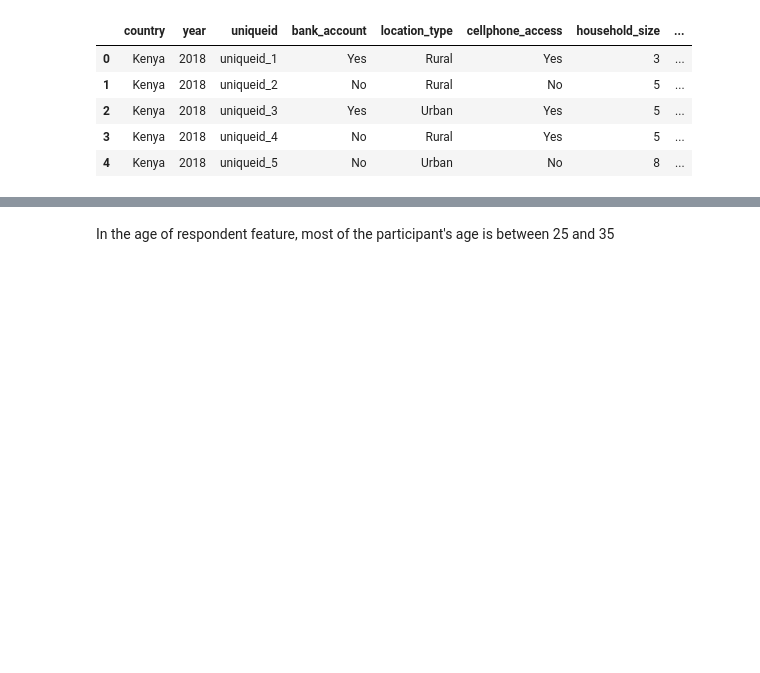
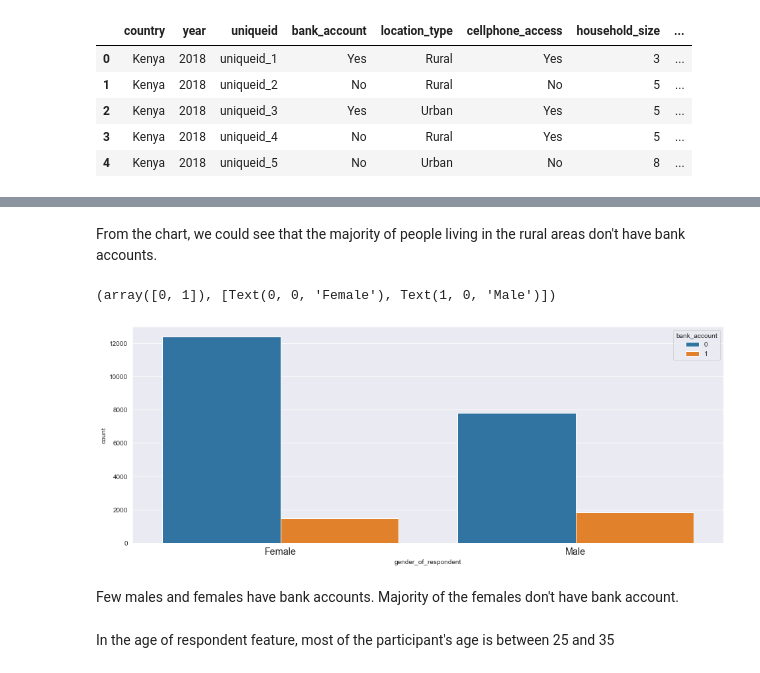
Before and after one commit to Eben-Success/ML_Financial_Inclusion_In_Africa, a Jupyter notebook: StarterNotebook.ipynb, the cells around one changed output, grey strips where cells are left out. Drawn from its saved outputs; the diff is of its cells as text; code cells hidden in the pictures; blank space fills up the shorter version.

```diff
--- a/StarterNotebook.ipynb
+++ b/StarterNotebook.ipynb
@@ -316,3 +330,19 @@ train.head()
+# %% [markdown]
+From the chart, we could see that the majority of people living in the rural areas don't have bank accounts.
+# %%
+# Explore gender of respondent
+
+plt.figure(figsize=(16,6))
+sns.countplot('gender_of_respondent', hue='bank_account', data=train)
+plt.xticks(
+    fontweight='light',
+    fontsize='x-large'
+)
+# %% [output]
+(array([0, 1]), [Text(0, 0, 'Female'), Text(1, 0, 'Male')])
+[figure, added]
+# %% [markdown]
+Few males and females have bank accounts. Majority of the females don't have bank account.
 # %% [markdown]
 In the age of respondent feature, most of the participant's age is between 25 and 35
 # %% [markdown]
```
Also changed, not shown: parts of 2 cells of this notebook.
